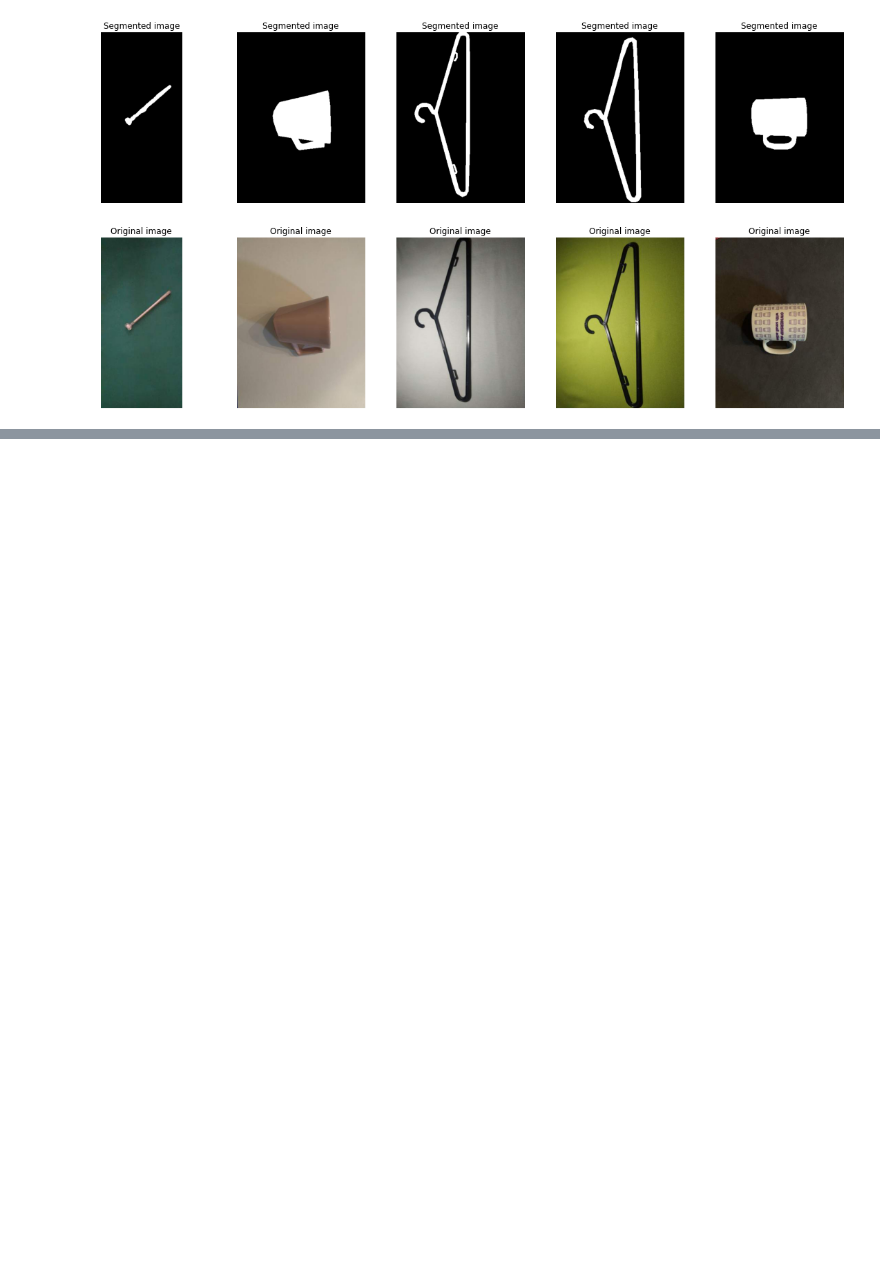
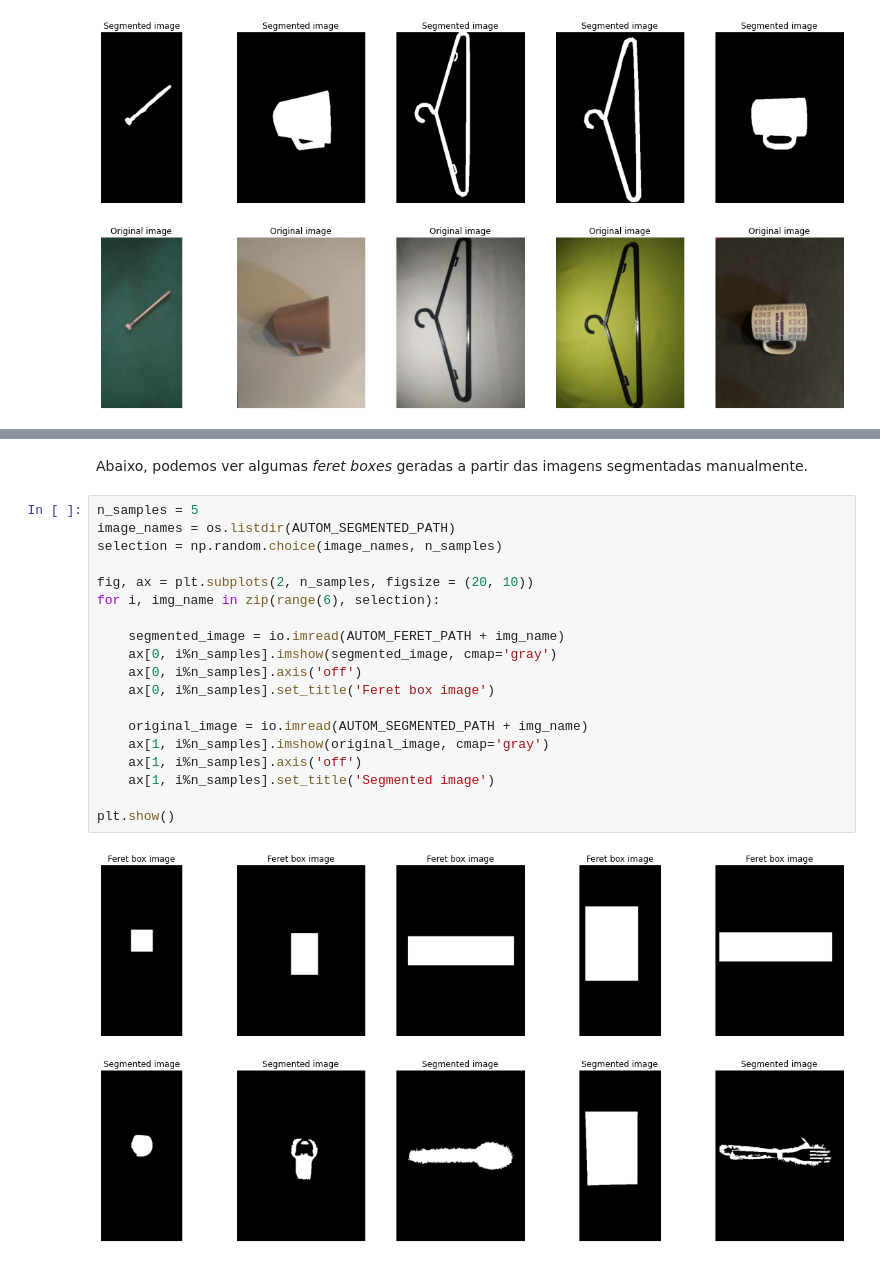
Before and after one commit to fcnoronha/visao-e-prcessamento-de-imagens, a Jupyter notebook: ep03.ipynb, the cells around one changed output, grey strips where cells are left out. Drawn from its saved outputs; the diff is of its cells as text; blank space fills up the shorter version.

Commit message:
feret box e atualiza README

```diff
--- a/ep03.ipynb
+++ b/ep03.ipynb
@@ -73,0 +156,23 @@ plt.show()
+# %% [markdown]
+Abaixo, podemos ver algumas _feret boxes_ geradas a partir das imagens segmentadas manualmente.
+# %%
+n_samples = 5
+image_names = os.listdir(AUTOM_SEGMENTED_PATH)
+selection = np.random.choice(image_names, n_samples)
+
+fig, ax = plt.subplots(2, n_samples, figsize = (20, 10))
+for i, img_name in zip(range(6), selection):
+
+    segmented_image = io.imread(AUTOM_FERET_PATH + img_name)
+    ax[0, i%n_samples].imshow(segmented_image, cmap='gray')
+    ax[0, i%n_samples].axis('off')
+    ax[0, i%n_samples].set_title('Feret box image')
+
+    original_image = io.imread(AUTOM_SEGMENTED_PATH + img_name)
+    ax[1, i%n_samples].imshow(original_image, cmap='gray')
+    ax[1, i%n_samples].axis('off')
+    ax[1, i%n_samples].set_title('Segmented image')
+
+plt.show()
+# %% [output]
+[figure, added]
```
Also changed, not shown: parts of 15 cells of this notebook, 1 other file.
